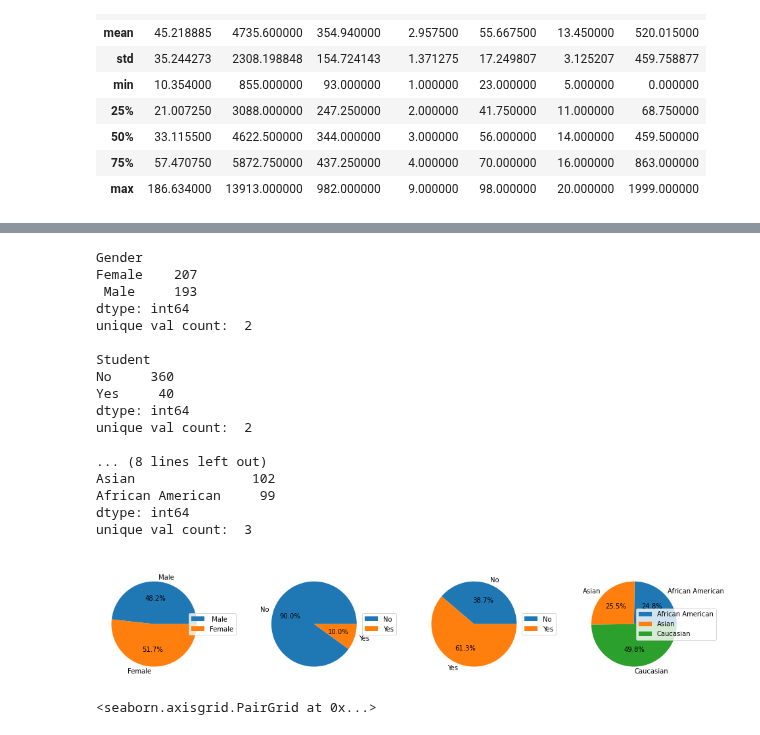
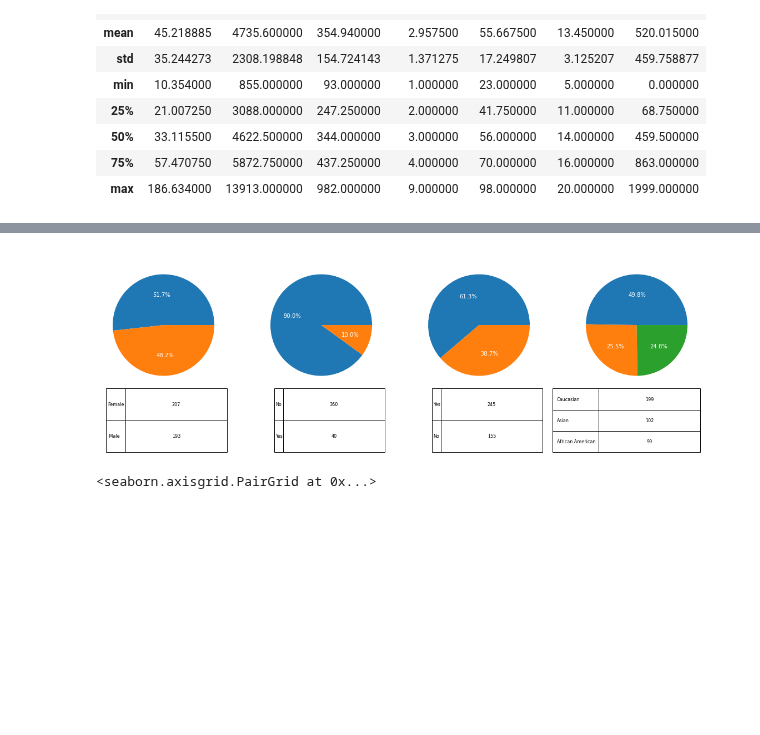
Before and after one commit to iss760/machine-learning, a Jupyter notebook: regression/logistic_regression.ipynb, the cells around one changed output, grey strips where cells are left out. Drawn from its saved outputs; the diff is of its cells as text; code cells hidden in the pictures; blank space fills up the shorter version.

```diff
--- a/regression/logistic_regression.ipynb
+++ b/regression/logistic_regression.ipynb
@@ -81,41 +110,42 @@ show_box(cr_data, qlt_cols)
 # %%
-def show_pie(df, cols):
+# 파이차트를 그려주는 함수
+def show_pie(df, cols, reverse_color=False):
+    """
+    :param df: (DataFrame) 파이차트를 그릴 데이터
+    :param cols: (list[str]) 파이차트를 그릴 데이터의 칼럼들 (수치형 데이터)
+    :param reverse_color: (bool) 제목, 라벨, 수치 컬러를 화이트로 할지 여부
+    :return: None
+    """
     # 범주형 변수 파이차트 그리기
-    fig, axs = plt.subplots(1, len(cols), figsize=[16, 16])
-    fig.subplots_adjust(wspace=0.5, hspace=0.2)
+    fig, axs = plt.subplots(1, len(cols), figsize=[16, 8])
     for i, col in enumerate(cols):
-        grp_df = df.groupby(by=col).size()
-        print(grp_df.sort_values(ascending=False)[:5])
-        print('unique val count: ', len(grp_df))
-        print()
-        axs[i].pie(grp_df, autopct='%.1f%%', labels=grp_df.index)
-        axs[i].set_title(col, color='w')
-        axs[i].legend(loc='center right', bbox_to_anchor=(1.3, 0.5))
+        # 카테고리별 개수 내림차순 정렬
+        grp_df = df.groupby(by=col).size().sort_values(ascending=False)
 
+        # 파이차트 그리기
+        axs[i].pie(grp_df,
+                   autopct='%.1f%%',
+                   labels=grp_df.index,
+                   textprops={'color': "w" if reverse_color is True else 'black'})
+        axs[i].set_title(col, color='w' if reverse_color is True else 'black')
+
+        # 테이블 그리기
+        t = axs[i].table(np.array(grp_df.values.tolist()).reshape(-1, 1),
+                         rowLabels=grp_df.index,
+                         bbox=[0.2, -0.5, 0.8, 0.5],
+                         cellLoc='center')
+        # 테이블 폰트 사이즈 조정
+        t.auto_set_font_size(False)
+        t.set_fontsize(8)
+
+    fig.tight_layout()
     plt.show()
 
 # 범주형 변수 칼럼
 qtt_cols = ['Gender', 'Student', 'Married', 'Ethnicity']
-show_pie(cr_data, qtt_cols)
+show_pie(cr_data, qtt_cols, reverse_color=True)
 # %% [output]
-Gender
-Female    207
- Male     193
-dtype: int64
-unique val count:  2
-
-Student
-No     360
-Yes     40
-dtype: int64
-unique val count:  2
-
-... (8 lines left out)
-Asian               102
-African American     99
-dtype: int64
-unique val count:  3
-[figure, old version]
+[figure, new version]
 # %%
 # data 특성을 pairplot으로 간단히 확인
 sns.pairplot(cr_data[qlt_cols])
```
Also changed, not shown: parts of 2 cells of this notebook.
